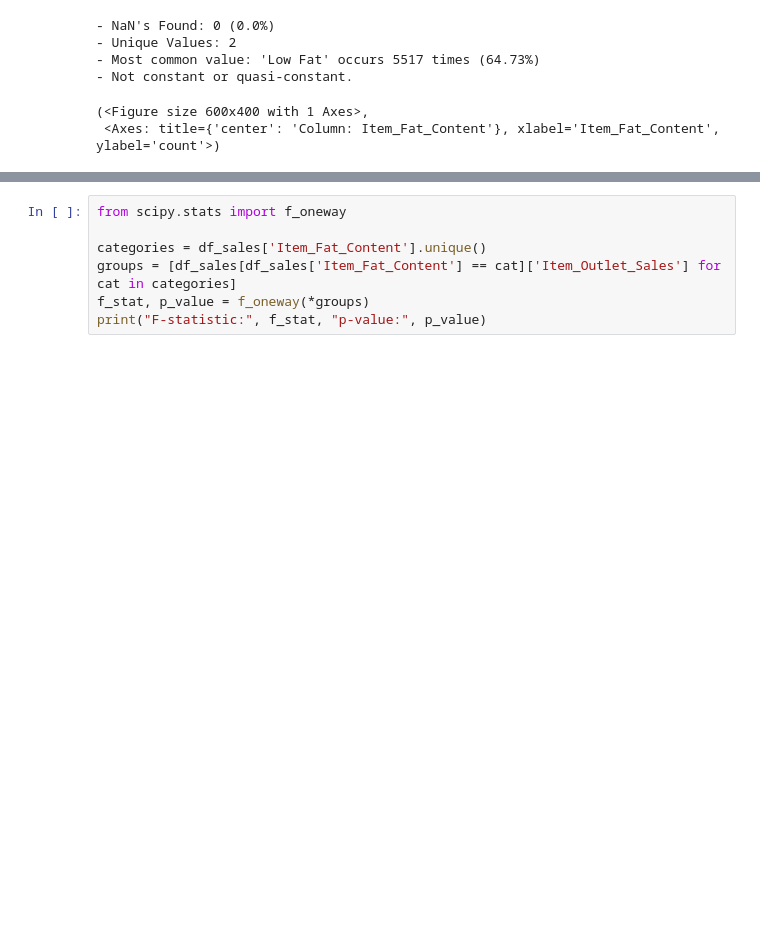
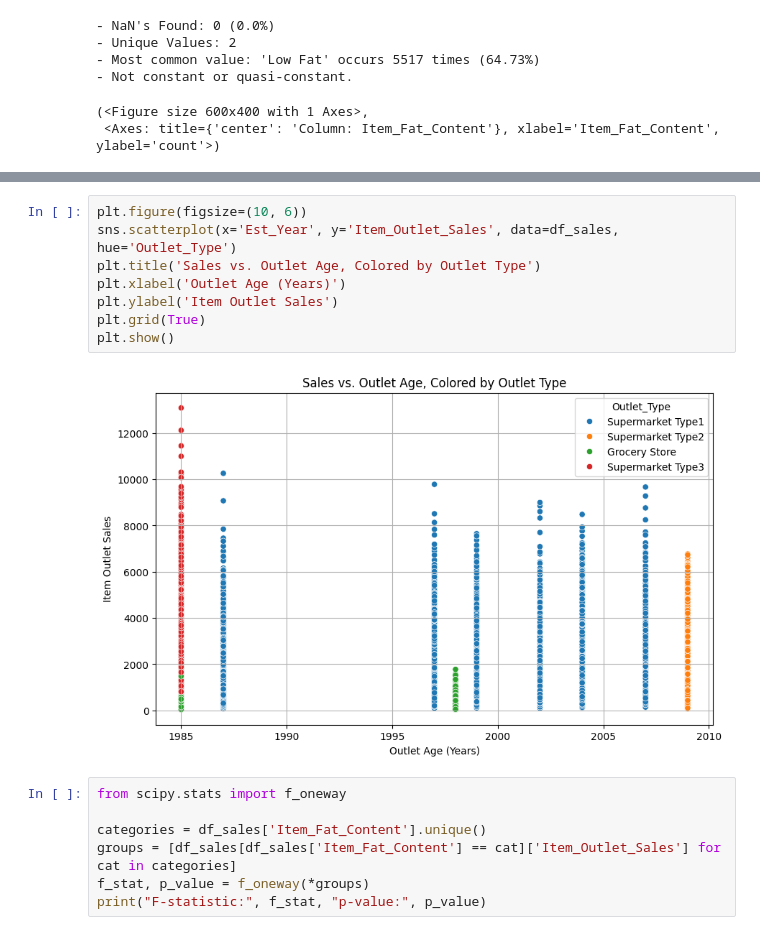
Before and after one commit to farahwadya/Prediction-of-Product-Sales, a Jupyter notebook: Prediction_of_Product_Sales.ipynb, the cells around one changed output, grey strips where cells are left out. Cells and saved outputs as stored; diff of their text form; blank space fills up the shorter version.

```diff
--- a/Prediction_of_Product_Sales.ipynb
+++ b/Prediction_of_Product_Sales.ipynb
@@ -637,3 +637,13 @@ plot_categorical_vs_target(df_sales, x= 'Item_Fat_Content', y='Item_Outlet_Sales
+# %%
+plt.figure(figsize=(10, 6))
+sns.scatterplot(x='Est_Year', y='Item_Outlet_Sales', data=df_sales, hue='Outlet_Type')
+plt.title('Sales vs. Outlet Age, Colored by Outlet Type')
+plt.xlabel('Outlet Age (Years)')
+plt.ylabel('Item Outlet Sales')
+plt.grid(True)
+plt.show()
+# %% [output]
+[figure, added]
 # %%
 from scipy.stats import f_oneway
 
```
Also changed, not shown: parts of 7 cells of this notebook.
